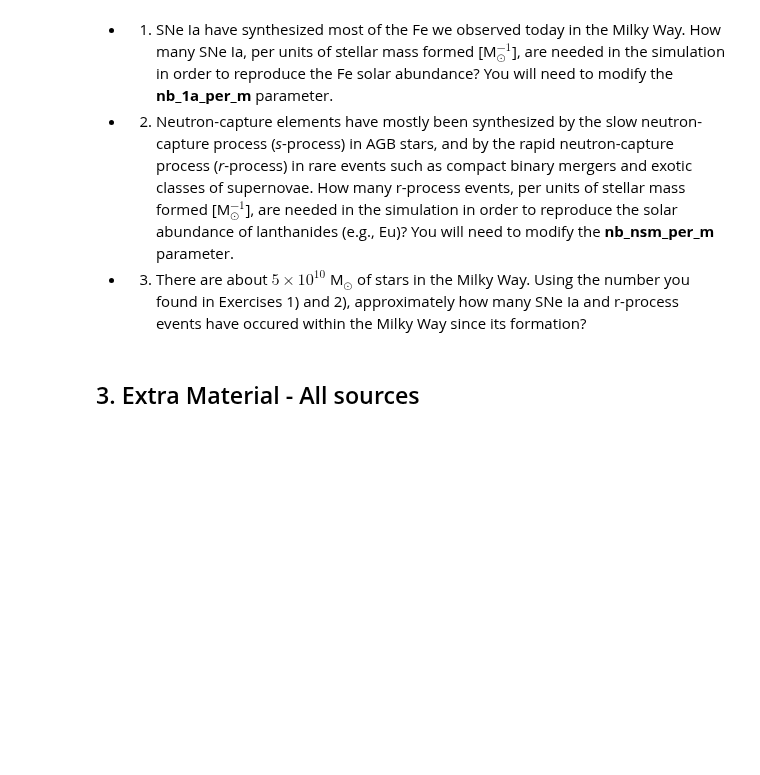
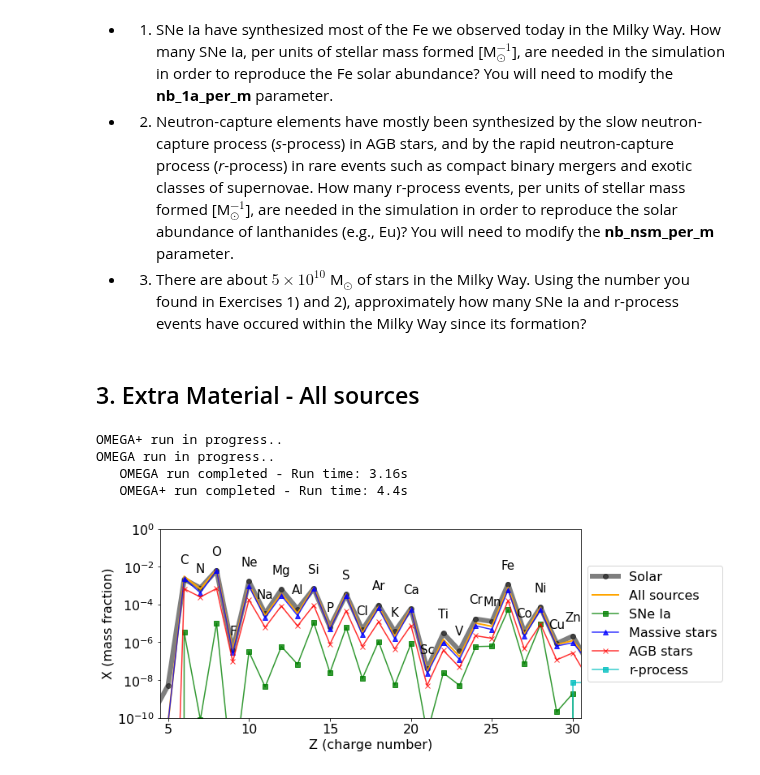
Before and after one commit to NuGrid/NuPyCEE, a Jupyter notebook: ChETEC_school/GCE Lab 1 - Solar Composition - Elemental Abundance Pattern.ipynb, the cells around one changed output. Cells and saved outputs as stored; diff of their text form; code cells hidden in the pictures; blank space fills up the shorter version.

Commit message:
BC: Ran notebooks so that figures can be visible from GitHub repo

```diff
--- a/ChETEC_school/GCE Lab 1 - Solar Composition - Elemental Abundance Pattern.ipynb
+++ b/ChETEC_school/GCE Lab 1 - Solar Composition - Elemental Abundance Pattern.ipynb
@@ -153,7 +158,7 @@ plt.subplots_adjust(bottom=0.14)
 
 # Number of SNe Ia per units of stellar mass formed.
 # For every solar mass of stars formed, there will be statistically nb_1a_per_m SNe Ia.
-nb_1a_per_m = 1.0e-1
+nb_1a_per_m = 1.0e-4
 
 # Number of r-process events per units of stellar mass formed.
 nb_nsm_per_m = 1.0e-6
@@ -167,12 +172,17 @@ op = omega_plus.omega_plus(nb_1a_per_m=nb_1a_per_m, nb_nsm_per_m=nb_nsm_per_m, *
 # Get source contributions
 m_el_all, m_el_agb, m_el_massive, m_el_sn1a, m_el_nsm = \
     get_individual_sources(op.inner, i_step_sol=i_t_Sun)
+# %% [output]
+OMEGA+ run in progress..
+OMEGA run in progress..
+   OMEGA run completed - Run time: 3.16s
+   OMEGA+ run completed - Run time: 4.4s
 # %%
 # \\\\\\\\\\ Modify below \\\\\\\\\\\\
 # ====================================
 
 # Select the range of elements (atomic numbers) you want to plot
-Z_low, Z_upp = 10, 20
+Z_low, Z_upp = 5, 30
 # NOTE: You might want to modify plt.ylim(..) below.
 
 # ====================================
@@ -190,31 +200,33 @@ plt.plot(Z_charge, m_el_all, color='orange', label='All sources', alpha=1.0, lin
 
 # Contribution of Type Ia supernovae
 plt.plot(Z_charge, m_el_sn1a, color='g', label='SNe Ia', alpha=0.8, linestyle='-', marker='s')
 
 # Contribution of massive stars (core-collapse supernovae)
 plt.plot(Z_charge, m_el_massive, color='b', label='Massive stars', alpha=0.8, linestyle='-', marker='^')
 
 # Contribution of AGB stars
 plt.plot(Z_charge, m_el_agb, color='r', label='AGB stars', alpha=0.8, linestyle='-', marker='x')
 
 # Contribution of the r-process
 plt.plot(Z_charge, m_el_nsm, color='c', label='r-process', alpha=0.8, linestyle='-', marker='s')
 
 # Add element annotations (lanthanides)
 for i in range(Z_low, Z_upp+1):
     plt.annotate(elements[i], xy=(solar_Z[i],yy[i]), color='k',\
                  fontsize=15, ha='center', va='center')
 
 # Label, legend, and axis
 plt.legend(fontsize=16, loc='center left', bbox_to_anchor=(1, 0.5))
 plt.xlabel('Z (charge number)', fontsize=16)
 plt.ylabel('X (mass fraction)', fontsize=16)
 plt.xlim(Z_low-0.5, Z_upp+0.5)
-plt.ylim(1e-8,1)
+plt.ylim(1e-10,1)
 plt.yscale('log')
 
 # Frame tuning
 plt.subplots_adjust(top=0.95)
 plt.subplots_adjust(right=0.75)
 plt.subplots_adjust(left=0.15)
 plt.subplots_adjust(bottom=0.14)
+# %% [output]
+[figure, added]
```
Also changed, not shown: parts of 5 cells of this notebook, 3 other files.
